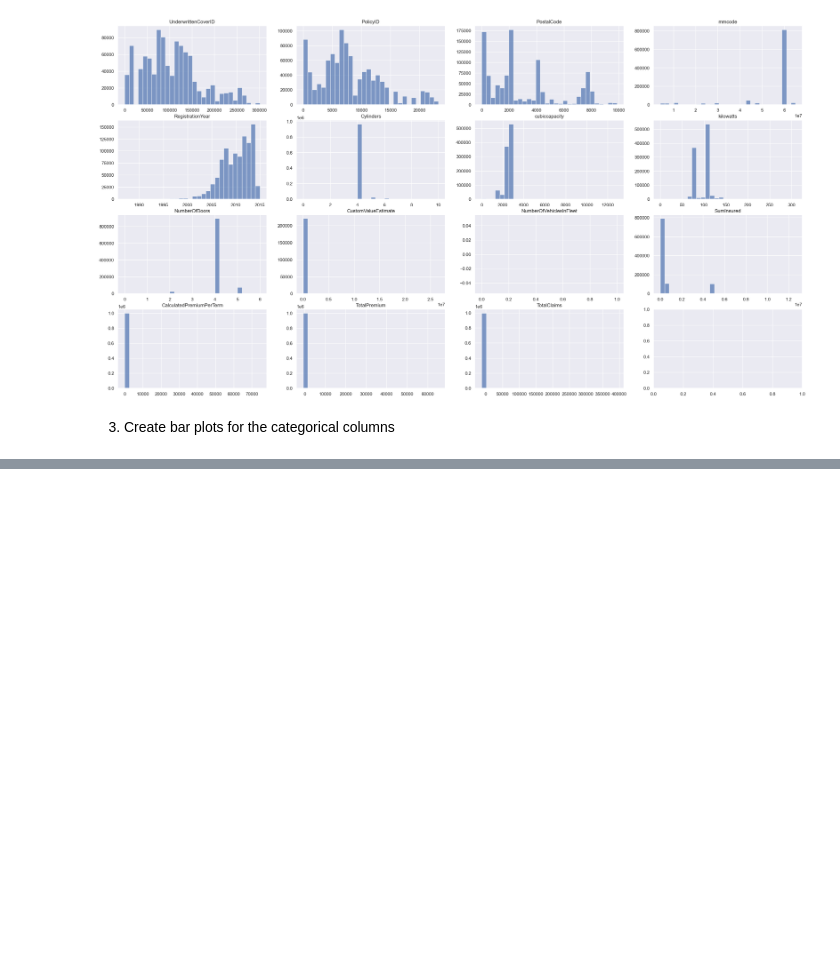
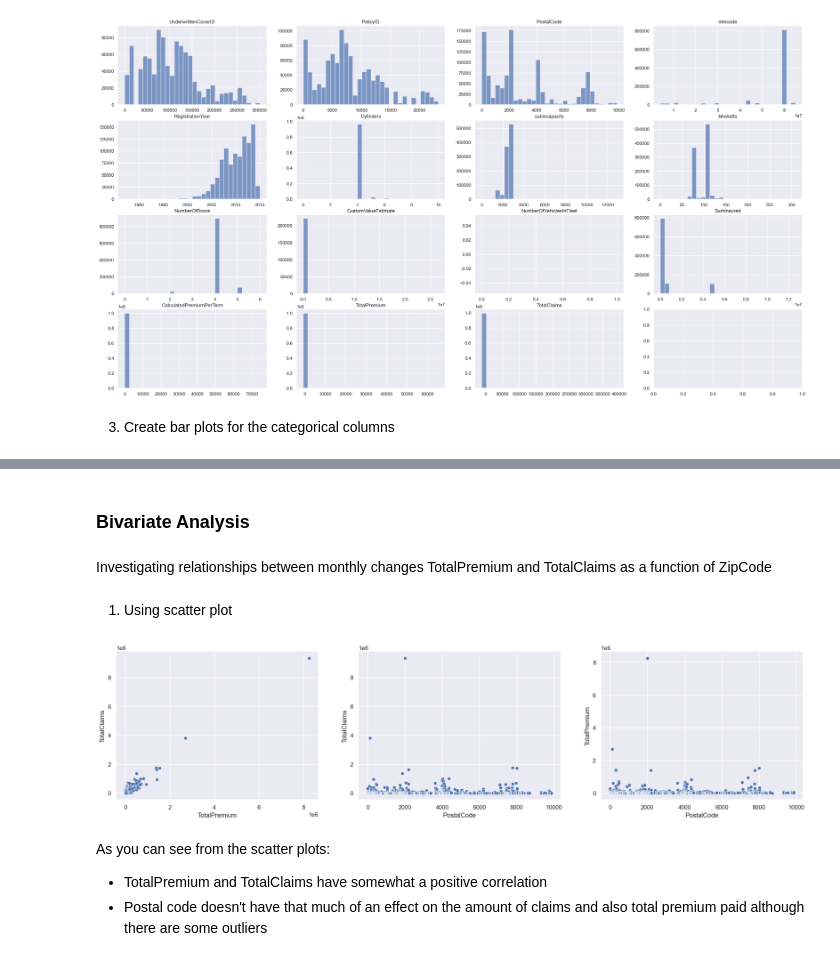
Before and after one commit to WildCayote/ACIS-Car-Insurance-Claim-Analysis, a Jupyter notebook: notebooks/exploratory_data_analysis.ipynb, the cells around one changed output, grey strips where cells are left out. Cells and saved outputs as stored; diff of their text form; code cells hidden in the pictures; blank space fills up the shorter version.

Commit message:
Finished scatter plot analysis

```diff
--- a/notebooks/exploratory_data_analysis.ipynb
+++ b/notebooks/exploratory_data_analysis.ipynb
@@ -167,3 +167,34 @@ plt.tight_layout(pad=3)
 plt.show()
 # %% [output]
 [figure]
+# %% [markdown]
+### Bivariate Analysis
+# %% [markdown]
+Investigating relationships between monthly changes TotalPremium and TotalClaims as a function of ZipCode
+# %%
+# aggregated the data for TotalPremium and TotalClaims along zipcodes/postalcodes
+zipcode_agg = data.groupby(by='PostalCode').agg({
+    'TotalPremium': 'sum',
+    'TotalClaims': 'sum',
+})
+# %% [markdown]
+1) Using scatter plot
+# %%
+fig, axes = plt.subplots(ncols=3, nrows=1, figsize=(23, 5))
+
+# scatter plot, TotalPremium vs TotalClaims
+sns.scatterplot(x=zipcode_agg['TotalPremium'], y=zipcode_agg['TotalClaims'], ax=axes[0])
+
+# scatter plot, PostalCode vs TotalClaims
+sns.scatterplot(x=zipcode_agg.index, y=zipcode_agg['TotalClaims'], ax=axes[1])
+
+# scatter plot, PostalCode vs TotalPremium
+sns.scatterplot(x=zipcode_agg.index, y=zipcode_agg['TotalPremium'], ax=axes[2])
+
+plt.show()
+# %% [output]
+[figure, added]
+# %% [markdown]
+As you can see from the scatter plots:
+- TotalPremium and TotalClaims have somewhat a positive correlation
+- Postal code doesn't have that much of an effect on the amount of claims and also total premium paid although there are some outliers
```
